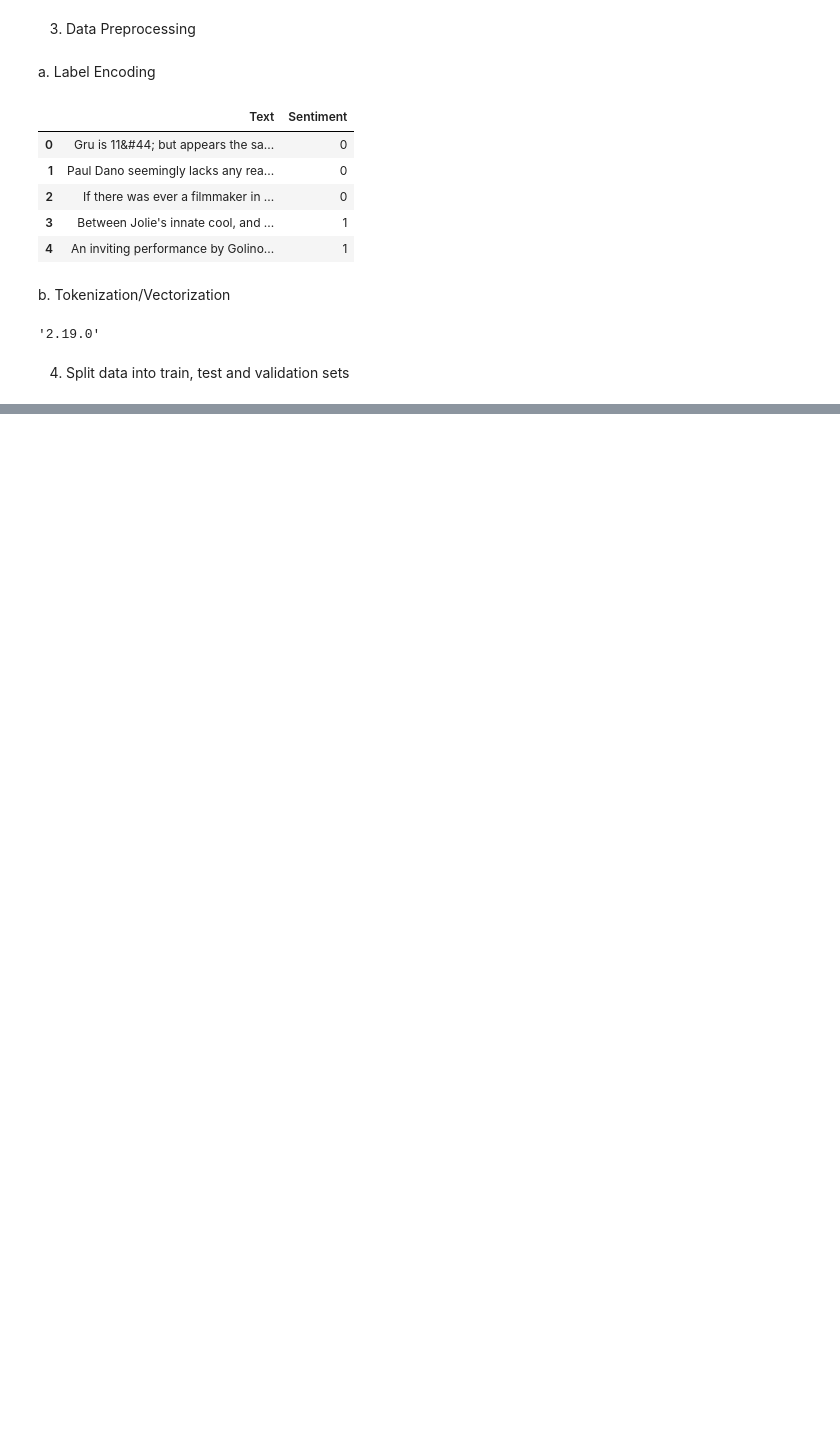
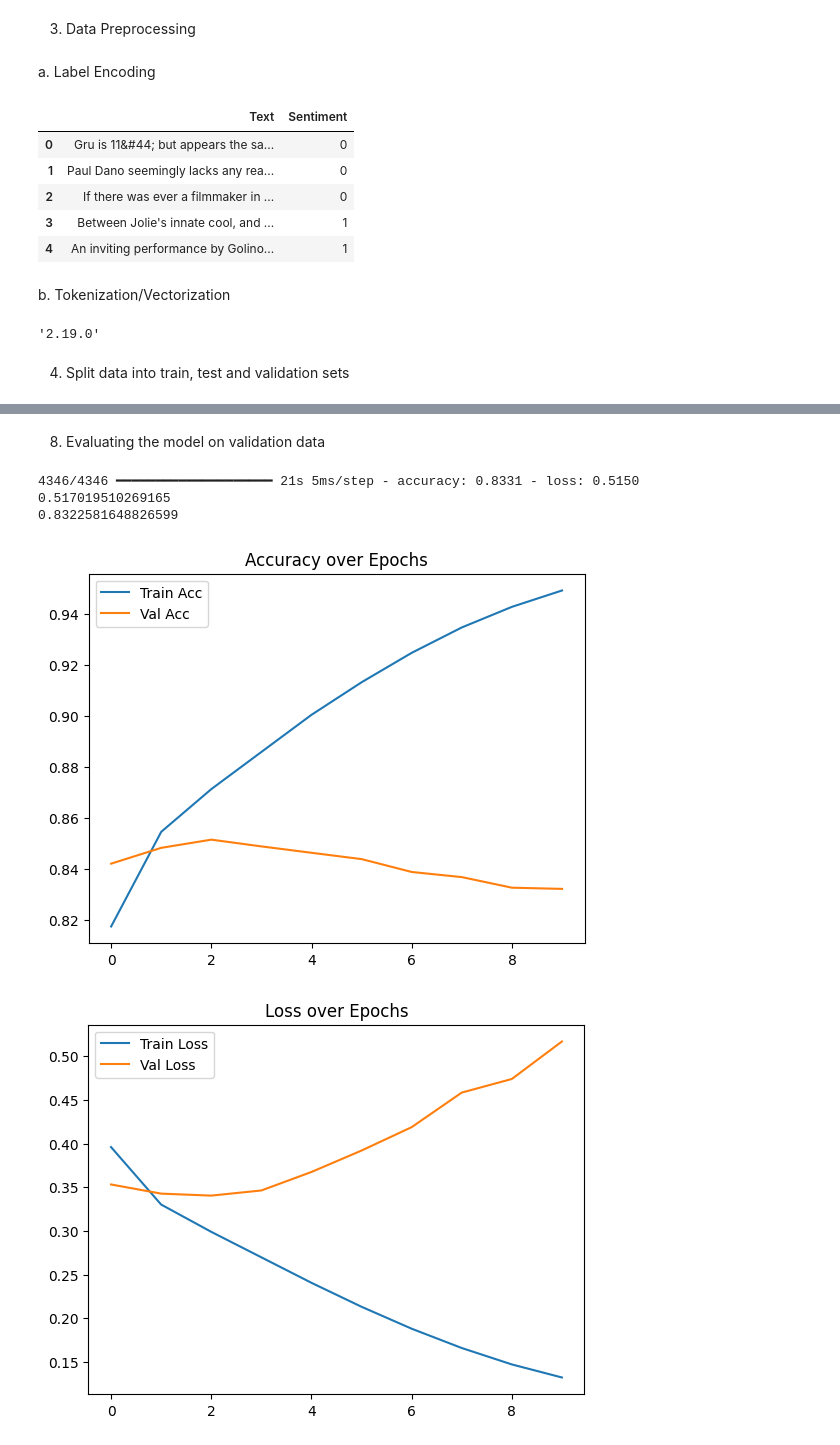
Before and after one commit to akshatlamba1/Sentiment-Analysis, a Jupyter notebook: Project.ipynb, the cells around one changed output, grey strips where cells are left out. Drawn from its saved outputs; the diff is of its cells as text; code cells hidden in the pictures; blank space fills up the shorter version.

```diff
--- a/Project.ipynb
+++ b/Project.ipynb
@@ -401,5 +401,9 @@ x_train, x_rest, y_train, y_rest = train_test_split(x, y, test_size=0.3, random_
 # %%
 # Splitting the rest of the data into test and validation
 x_val, x_test, y_val, y_test = train_test_split(x_rest, y_rest, test_size=0.5, random_state=42, stratify=y_rest)
+# %%
+x_train = vectorizer(x_train)
+x_val = vectorizer(x_val)
+x_test = vectorizer(x_test)
 # %%
 # Splitting done succesfully!
@@ -434,0 +417,6 @@ WARNING:absl:You are saving your model as an HDF5 file via `model.save()` or `ke
+# %%
+model = Sequential([
+    Embedding(input_dim=10000, output_dim=128),
+    LSTM(64),
+    Dense(1, activation='sigmoid')
+])
@@ -434,0 +425,6 @@ WARNING:absl:You are saving your model as an HDF5 file via `model.save()` or `ke
+# %%
+model.compile(
+    loss = 'binary_crossentropy',
+    optimizer = 'adam',
+    metrics = ['accuracy']
+)
@@ -434,0 +457,8 @@ WARNING:absl:You are saving your model as an HDF5 file via `model.save()` or `ke
+# %%
+history = model.fit(
+    x_train,
+    y_train,
+    epochs = 10,
+    batch_size = 32,
+    validation_data = (x_val, y_val)
+)
@@ -434,0 +486,29 @@ WARNING:absl:You are saving your model as an HDF5 file via `model.save()` or `ke
+# %% [markdown]
+8. Evaluating the model on validation data
+# %%
+loss, accuracy = model.evaluate(x_val, y_val)
+print(loss)
+print(accuracy)
+# %% [output]
+4346/4346 ━━━━━━━━━━━━━━━━━━━━ 21s 5ms/step - accuracy: 0.8331 - loss: 0.5150
+0.517019510269165
+0.8322581648826599
+# %%
+import matplotlib.pyplot as plt
+
+# Accuracy
+plt.plot(history.history['accuracy'], label='Train Acc')
+plt.plot(history.history['val_accuracy'], label='Val Acc')
+plt.legend()
+plt.title('Accuracy over Epochs')
+plt.show()
+
+# Loss
+plt.plot(history.history['loss'], label='Train Loss')
+plt.plot(history.history['val_loss'], label='Val Loss')
+plt.legend()
+plt.title('Loss over Epochs')
+plt.show()
+# %% [output]
+[figure, added]
+[figure, added]
```
Also changed, not shown: parts of 35 cells of this notebook.
